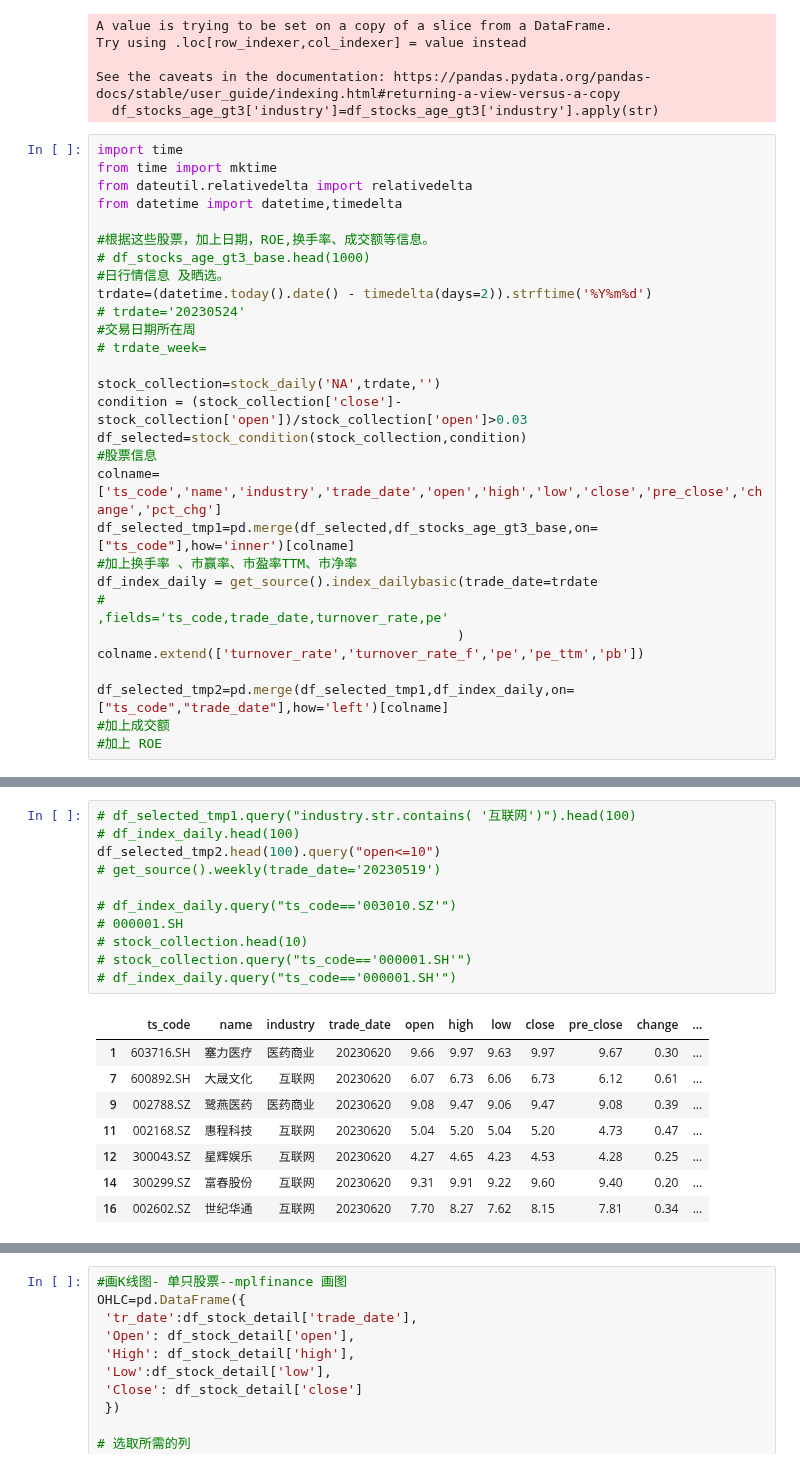
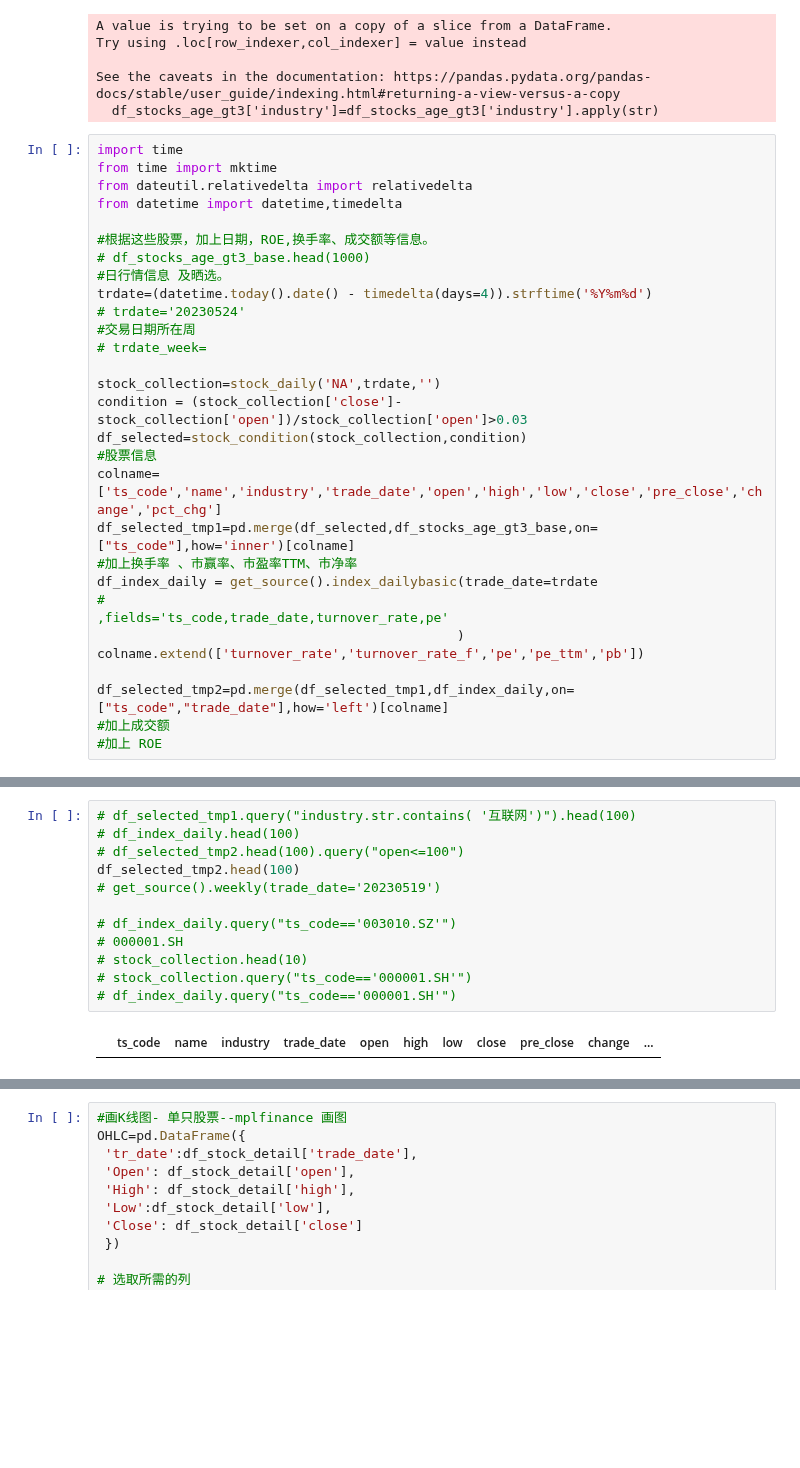
Before and after one commit to whgloveucq/jupyterfiles, a Jupyter notebook: OApractice/stock_study2023.ipynb, the cells around one changed output, grey strips where cells are left out. Saved outputs shown, nothing was run; the diff lists cells and outputs as text; blank space fills up the shorter version.

```diff
--- a/OApractice/stock_study2023.ipynb
+++ b/OApractice/stock_study2023.ipynb
@@ -135,7 +135,7 @@ from datetime import datetime,timedelta
 #根据这些股票，加上日期，ROE,换手率、成交额等信息。
 # df_stocks_age_gt3_base.head(1000)
 #日行情信息 及晒选。
-trdate=(datetime.today().date() - timedelta(days=2)).strftime('%Y%m%d')
+trdate=(datetime.today().date() - timedelta(days=4)).strftime('%Y%m%d')
 # trdate='20230524'
 #交易日期所在周
 # trdate_week=
@@ -174,23 +174,17 @@ get_source().index_dailybasic(ts_code='000001.SH')
 # %%
 # df_selected_tmp1.query("industry.str.contains( '互联网')").head(100)
 # df_index_daily.head(100)
-df_selected_tmp2.head(100).query("open<=10")
+# df_selected_tmp2.head(100).query("open<=100")
+df_selected_tmp2.head(100)
 # get_source().weekly(trade_date='20230519')
 
 # df_index_daily.query("ts_code=='003010.SZ'")
 # 000001.SH
 # stock_collection.head(10)
 # stock_collection.query("ts_code=='000001.SH'")
 # df_index_daily.query("ts_code=='000001.SH'")
 # %% [output]
 |  | ts_code | name | industry | trade_date | open | high | low | close | pre_close | change | ... |
-| 1 | 603716.SH | 塞力医疗 | 医药商业 | 20230620 | 9.66 | 9.97 | 9.63 | 9.97 | 9.67 | 0.30 | ... |
-| 7 | 600892.SH | 大晟文化 | 互联网 | 20230620 | 6.07 | 6.73 | 6.06 | 6.73 | 6.12 | 0.61 | ... |
-| 9 | 002788.SZ | 鹭燕医药 | 医药商业 | 20230620 | 9.08 | 9.47 | 9.06 | 9.47 | 9.08 | 0.39 | ... |
-| 11 | 002168.SZ | 惠程科技 | 互联网 | 20230620 | 5.04 | 5.20 | 5.04 | 5.20 | 4.73 | 0.47 | ... |
-| 12 | 300043.SZ | 星辉娱乐 | 互联网 | 20230620 | 4.27 | 4.65 | 4.23 | 4.53 | 4.28 | 0.25 | ... |
-| 14 | 300299.SZ | 富春股份 | 互联网 | 20230620 | 9.31 | 9.91 | 9.22 | 9.60 | 9.40 | 0.20 | ... |
-| 16 | 002602.SZ | 世纪华通 | 互联网 | 20230620 | 7.70 | 8.27 | 7.62 | 8.15 | 7.81 | 0.34 | ... |
 # %%
 # df_index_daily.query("ts_code=='300315.SZ'")
 df_index_daily
```
Also changed, not shown: parts of 3 cells of this notebook.
